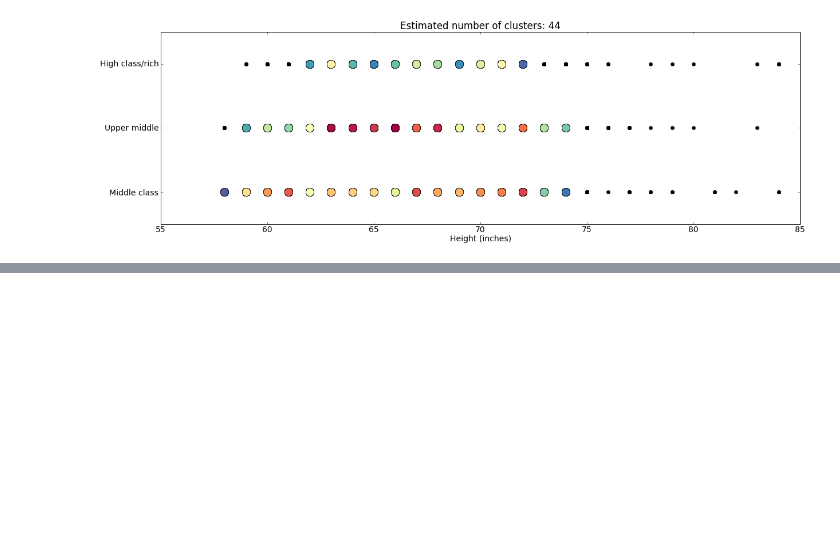
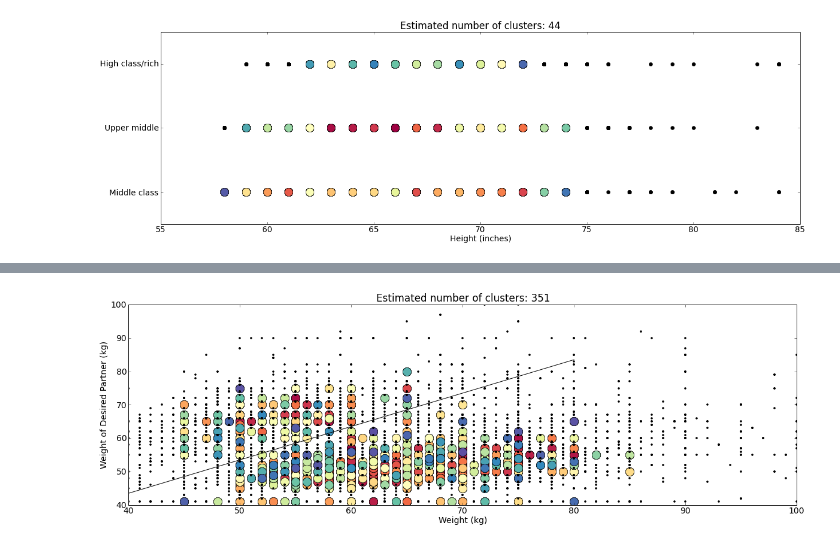
Before and after one commit to deadofied/ac299r, a Jupyter notebook: dbscan.ipynb, the cells around one changed output, grey strips where cells are left out. Saved outputs shown, nothing was run; the diff lists cells and outputs as text; code cells hidden in the pictures; blank space fills up the shorter version.

```diff
--- a/dbscan.ipynb
+++ b/dbscan.ipynb
@@ -496,0 +621,2 @@ pl.show()
+# %%
+profiles['kgs2'] = profiles['weight2'].map(lambda x: getweight(x))
@@ -496,0 +653,30 @@ pl.show()
+# %%
+unique_labels = set(labels)
+colors = pl.cm.Spectral(np.linspace(0, 1, len(unique_labels)))
+for k, col in zip(unique_labels, colors):
+    if k == -1:
+        # Black used for noise.
+        col = 'k'
+        markersize = 6
+        alpha = 0.5
+    class_members = [index[0] for index in np.argwhere(labels == k)]
+    cluster_core_samples = [index for index in core_samples
+                            if labels[index] == k]
+    for index in class_members:
+        x = X[index]
+        if index in core_samples and k != -1:
+            markersize = 14
+        else:
+            markersize = 3
+        pl.plot(x[0], x[1], 'o', markerfacecolor=col,
+                markeredgecolor='k', markersize=markersize)
+
+pl.title('Estimated number of clusters: %d' % n_clusters_)
+pl.ylim(40, 100)
+pl.xlim(40, 100)
+pl.xlabel("Weight (kg)")
+pl.ylabel("Weight of Desired Partner (kg)")
+pl.plot([40, 80], [43.5, 83.5], color='k', linestyle='-', linewidth=1)
+pl.show()
+# %% [output]
+[figure, added]
```
Also changed, not shown: parts of 14 cells of this notebook.
